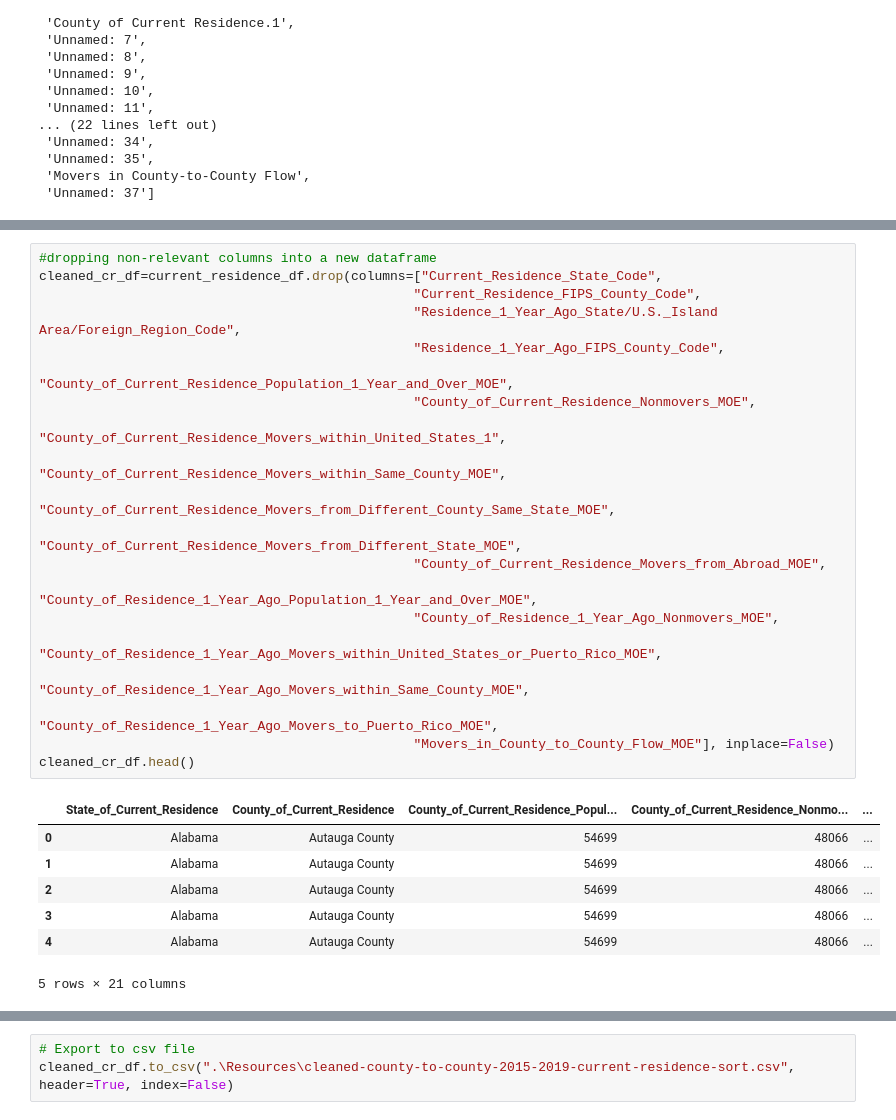
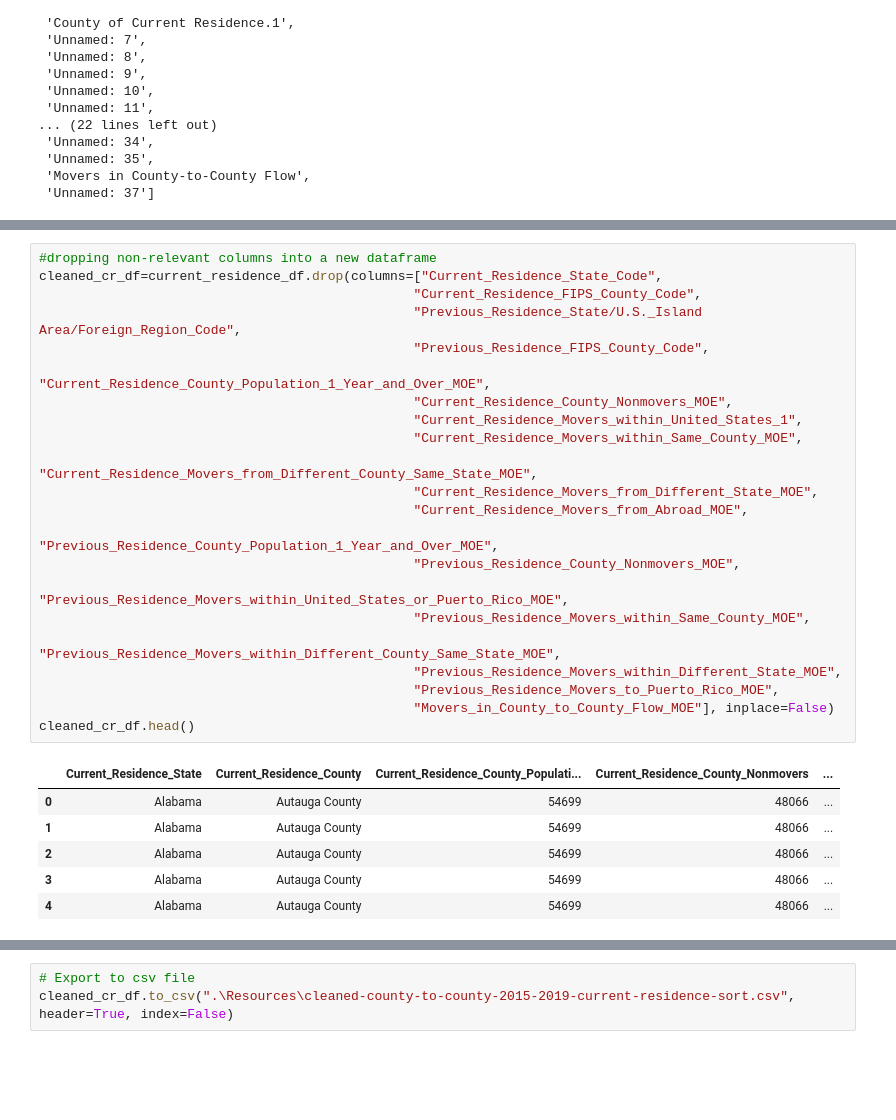
Before and after one commit to Bhargavi-ng/Migration_and_Housing, a Jupyter notebook: current_residence_county_CleanUp.ipynb, the cells around one changed output, grey strips where cells are left out. Drawn from its saved outputs; the diff is of its cells as text; blank space fills up the shorter version.

```diff
--- a/current_residence_county_CleanUp.ipynb
+++ b/current_residence_county_CleanUp.ipynb
@@ -125,31 +125,32 @@ list(current_residence_df.columns.values)
 # %%
 #dropping non-relevant columns into a new dataframe
 cleaned_cr_df=current_residence_df.drop(columns=["Current_Residence_State_Code",
                                                 "Current_Residence_FIPS_County_Code",
-                                                "Residence_1_Year_Ago_State/U.S._Island Area/Foreign_Region_Code",
-                                                "Residence_1_Year_Ago_FIPS_County_Code",
-                                                "County_of_Current_Residence_Population_1_Year_and_Over_MOE",
-                                                "County_of_Current_Residence_Nonmovers_MOE",
-                                                "County_of_Current_Residence_Movers_within_United_States_1",
-                                                "County_of_Current_Residence_Movers_within_Same_County_MOE",
-                                                "County_of_Current_Residence_Movers_from_Different_County_Same_State_MOE",
-                                                "County_of_Current_Residence_Movers_from_Different_State_MOE",
-                                                "County_of_Current_Residence_Movers_from_Abroad_MOE",
-                                                "County_of_Residence_1_Year_Ago_Population_1_Year_and_Over_MOE",
-                                                "County_of_Residence_1_Year_Ago_Nonmovers_MOE",
-                                                "County_of_Residence_1_Year_Ago_Movers_within_United_States_or_Puerto_Rico_MOE",
-                                                "County_of_Residence_1_Year_Ago_Movers_within_Same_County_MOE",
-                                                "County_of_Residence_1_Year_Ago_Movers_to_Puerto_Rico_MOE",
+                                                "Previous_Residence_State/U.S._Island Area/Foreign_Region_Code",
+                                                "Previous_Residence_FIPS_County_Code",
+                                                "Current_Residence_County_Population_1_Year_and_Over_MOE",
+                                                "Current_Residence_County_Nonmovers_MOE",
+                                                "Current_Residence_Movers_within_United_States_1",
+                                                "Current_Residence_Movers_within_Same_County_MOE",
+                                                "Current_Residence_Movers_from_Different_County_Same_State_MOE",
+                                                "Current_Residence_Movers_from_Different_State_MOE",
+                                                "Current_Residence_Movers_from_Abroad_MOE",
+                                                "Previous_Residence_County_Population_1_Year_and_Over_MOE",
+                                                "Previous_Residence_County_Nonmovers_MOE",
+                                                "Previous_Residence_Movers_within_United_States_or_Puerto_Rico_MOE",
+                                                "Previous_Residence_Movers_within_Same_County_MOE",
+                                                "Previous_Residence_Movers_within_Different_County_Same_State_MOE",
+                                                "Previous_Residence_Movers_within_Different_State_MOE",
+                                                "Previous_Residence_Movers_to_Puerto_Rico_MOE",
                                                 "Movers_in_County_to_County_Flow_MOE"], inplace=False)
 cleaned_cr_df.head()
 # %% [output]
-|  | State_of_Current_Residence | County_of_Current_Residence | County_of_Current_Residence_Popul... | County_of_Current_Residence_Nonmo... | ... |
+|  | Current_Residence_State | Current_Residence_County | Current_Residence_County_Populati... | Current_Residence_County_Nonmovers | ... |
 | 0 | Alabama | Autauga County | 54699 | 48066 | ... |
 | 1 | Alabama | Autauga County | 54699 | 48066 | ... |
 | 2 | Alabama | Autauga County | 54699 | 48066 | ... |
 | 3 | Alabama | Autauga County | 54699 | 48066 | ... |
 | 4 | Alabama | Autauga County | 54699 | 48066 | ... |
-5 rows × 21 columns
 # %%
 # View list of columns after dropping columns
 list(cleaned_cr_df.columns.values)
```
Also changed, not shown: parts of 7 cells of this notebook, 1 other file.
